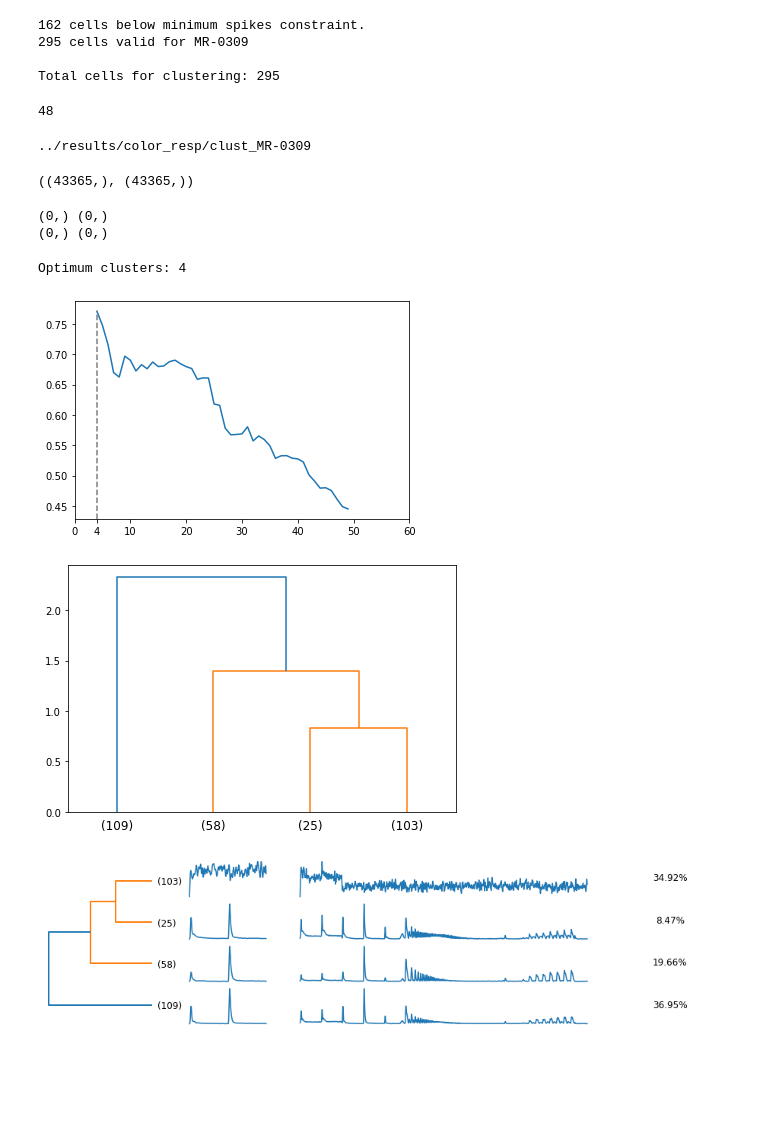
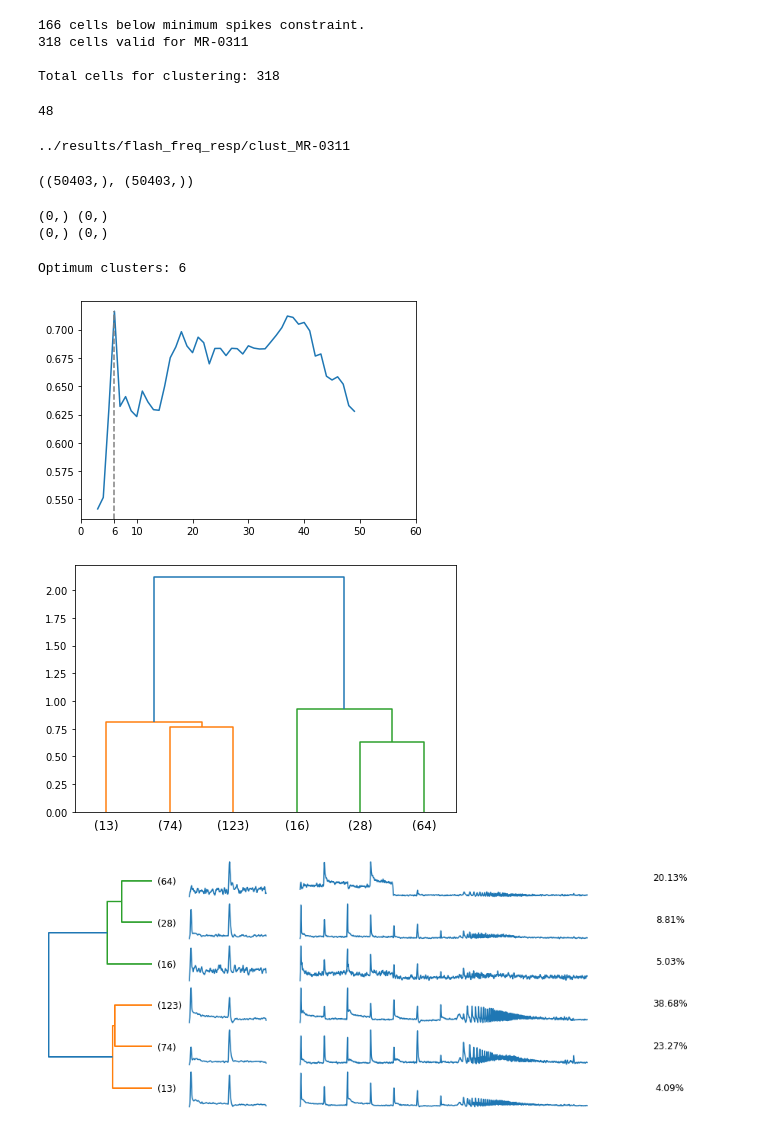
Before and after one commit to pabloreyesrobles/chirp-features, a Jupyter notebook: rgc_clustering.ipynb, the cells around one changed output. Saved outputs shown, nothing was run; the diff lists cells and outputs as text; code cells hidden in the pictures; blank space fills up the shorter version.

Commit message:
update flash + freq

```diff
--- a/rgc_clustering.ipynb
+++ b/rgc_clustering.ipynb
@@ -76,18 +77,22 @@ for exp_path in params['Experiments']:
 
     sr = 20000.0 / 1000.0
     fields_df = ['start_event', 'end_event']
+    cfields_df = ['start_event', 'start_next_event']
 
     col_mask = events['protocol_name'] == 'flash'
 
     blue_mask = col_mask & (events['extra_description'] == 'blue')
     green_mask = col_mask & (events['extra_description'] == 'green')
 
-    blue_time = np.array(events[blue_mask][fields_df]) / sr
-    green_time = np.array(events[green_mask][fields_df]) / sr
+    blue_time = np.array(events[blue_mask][cfields_df]) / sr
+    green_time = np.array(events[green_mask][cfields_df]) / sr
 
-    blue_dur = np.max(np.array(events[blue_mask]['event_duration']).reshape(21, 1) / sr)
-    green_dur = np.max(np.array(events[green_mask]['event_duration']).reshape(21, 1) / sr)
+    blue_dur = np.max(np.diff(blue_time[:-1], axis=1))
+    green_dur = np.max(np.diff(green_time[:-1], axis=1))
     color_dur = blue_dur + green_dur
+
+    blue_time[-1][1] = blue_time[-1][0] + blue_dur
+    green_time[-1][1] = green_time[-1][0] + green_dur
 
     # May be errors while processing due invalid files
     events = get_chirp_subevents(sync_file, start_end_path, repeated_path, sub_events_path, names, times)
@@ -125,7 +130,7 @@ for exp_path in params['Experiments']:
     flash_bound = np.array([on_time[:, 0], off_time[:, 1]]).T / 1000
 
 #     chirp_dur = np.mean(np.diff(bound_time, axis=1))
-    chirp_dur = 35+6
+    chirp_dur = 25 + 12 # automatizar
 
     def format_to_pyspike(trials, stim_dur):
         st = []
@@ -157,8 +162,15 @@ for exp_path in params['Experiments']:
 #             freq_trials = spkt.get_trials(np.unique(spks['spiketimes'][idx][:].flatten() / sr), on_time[:, 0], freq_time[:, 1])
 #             amp_trials = spkt.get_trials(np.unique(spks['spiketimes'][idx][:].flatten() / sr), adap1_time[:, 0], adap2_time[:, 1])
 
-            chirp_trials = spkt.get_trials(np.unique(spks['spiketimes'][idx][:].flatten() / sr), on_time[:, 0], adap2_time[:, 1])
+            #Flash
+            chirp_trials = spkt.get_trials(np.unique(spks['spiketimes'][idx][:].flatten() / sr), on_time[:, 0], adap1_time[:, 1])
+
+            #Chirp
+            #chirp_trials = spkt.get_trials(np.unique(spks['spiketimes'][idx][:].flatten() / sr), on_time[:, 0], adap2_time[:, 1])
+
+            #Blue flash
             blue_trials = spkt.get_trials(np.unique(spks['spiketimes'][idx][:].flatten() / sr), blue_time[:, 0], blue_time[:, 1])
+            #Green flash
             green_trials = spkt.get_trials(np.unique(spks['spiketimes'][idx][:].flatten() / sr), green_time[:, 0], green_time[:, 1])
 
 #             trials = np.concatenate([blue_trials, green_trials + blue_dur, chirp_trials + color_dur], axis=1)
@@ -206,10 +218,10 @@ chirp_psth = np.asarray(chirp_psth)
 flash_psth = np.asarray(flash_psth)
 print('Total cells for clustering: {}'.format(len(exp_unit)))
 # %% [output]
-162 cells below minimum spikes constraint.
-295 cells valid for MR-0309
+166 cells below minimum spikes constraint.
+318 cells valid for MR-0311
 
-Total cells for clustering: 295
+Total cells for clustering: 318
 # %%
 os.cpu_count()
 # %% [output]
@@ -217,8 +229,8 @@ os.cpu_count()
 # %%
 import shutil
 
-cls_folder = '{}color_resp/clust_{}'.format(params['Output'],exp)
-#cls_folder = '{}clust_exps'.format(params['Output'])
+cls_folder = '{}flash_freq_resp/clust_{}'.format(params['Output'], exp)
+#cls_folder = '{}color_resp/clust_exps'.format(params['Output'])
 print(cls_folder)
 
 if os.path.isdir(cls_folder) == False:
@@ -227,7 +239,7 @@ else:
     shutil.rmtree(cls_folder)
     os.mkdir(cls_folder)
 # %% [output]
-../results/color_resp/clust_MR-0309
+../results/flash_freq_resp/clust_MR-0311
 # %%
 from pyspike.cython.python_backend import spike_distance_python
 from pyspike.cython.python_backend import isi_distance_python
@@ -293,9 +305,20 @@ def compute_SPIKE_on_flat_pair(arg):
                 print(dist)
                 assert np.abs(dist) < 100
 
-            ds.append(pyspike.spike_distance([sti[i], stj[j]]))
+            ds.append(dist)
 
     ds = np.array(ds)
+
+#     warnings.filterwarnings('error')
+#     with warnings.catch_warnings():
+#         try:
+#             np.nanmean(ds[np.logical_not(np.logical_or(np.isnan(ds), np.isinf(ds)))])
+#         except RuntimeWarning:
+#             print(nds)
+
+    if ds.shape[0] == 0:
+        return 0.0
+
     assert ds[np.logical_or(np.isnan(ds), np.isinf(ds))].shape[0] == 0
     return np.nanmean(ds[np.logical_not(np.logical_or(np.isnan(ds), np.isinf(ds)))])
 #     return np.average(ds)
@@ -349,7 +372,7 @@ else:
 
 spike_dst.shape, isi_dst.shape
 # %% [output]
-((43365,), (43365,))
+((50403,), (50403,))
 # %%
 n_cells=len(exp_unit)
 # %%
@@ -365,33 +388,33 @@ np.save('{}/flash_psth.npy'.format(cls_folder), flash_psth)
 # %%
 sqr_spike_dst = squareform(spike_dst)
 sqr_isi_dst = squareform(isi_dst)
 
 ward_spike = cluster.hierarchy.linkage(spike_dst, method='ward')
 ward_isi = cluster.hierarchy.linkage(isi_dst, method='ward')
 
-min_qclust = 4
+min_qclust = 3
 max_qclust = 50
 
 ncls = np.arange(min_qclust, max_qclust, 1)
 metric_scores = np.zeros(ncls.shape[0])
 for i, t in enumerate(ncls):
     cls_spike = cluster.hierarchy.fcluster(ward_spike, t=t, criterion='maxclust')
     cls_isi = cluster.hierarchy.fcluster(ward_isi, t=t, criterion='maxclust')
     metric_scores[i] = metrics.adjusted_mutual_info_score(cls_isi, cls_spike)
 
 max_cls = np.argmax(metric_scores) + min_qclust
 fig, ax = plt.subplots()
 ax.plot(ncls, metric_scores)
 
 ax.axvline(max_cls, ymin=0, ymax=(np.max(metric_scores) - ax.get_ylim()[0]) / np.diff(ax.get_ylim()),
            linestyle='--', color='gray')
 if max_cls not in list(ax.get_xticks()):
     ax.set_xticks(list(ax.get_xticks()) + [max_cls])
 print('Optimum clusters: {}'.format(max_cls))
 fig.savefig('{}/mutual_inf.png'.format(cls_folder))
 # %% [output]
-Optimum clusters: 4
+Optimum clusters: 6
-[figure, old version]
+[figure, new version]
 # %%
 n_cluster = max_cls
 cls_spike = cluster.hierarchy.fcluster(ward_spike, t=n_cluster, criterion='maxclust')
@@ -401,7 +424,7 @@ dn = cluster.hierarchy.dendrogram(ward_spike, p=np.unique(cls_spike).shape[0], d
 plt.tight_layout()
 fig.savefig('{}/dendogram.png'.format(cls_folder))
 # %% [output]
-[figure, old version]
+[figure, new version]
 # %%
 np.save('{}/exp_id.npy'.format(cls_folder), np.array(exp_unit))
 np.save('{}/clust_result.npy'.format(cls_folder), np.array(cls_spike))
@@ -515,7 +538,7 @@ with plt.rc_context({'lines.linewidth': 2, 'font.size':fs, 'axes.titleweight': '
     ax.spines['right'].set_visible(False)
 plt.savefig('{}/dend_flash_chirp.png'.format(cls_folder))
 # %% [output]
-[figure, old version]
+[figure, new version]
 # %%
 from matplotlib.colors import ListedColormap
 fig, ax = plt.subplots()
```
Also changed, not shown: parts of 2 cells of this notebook, 1 other file.
